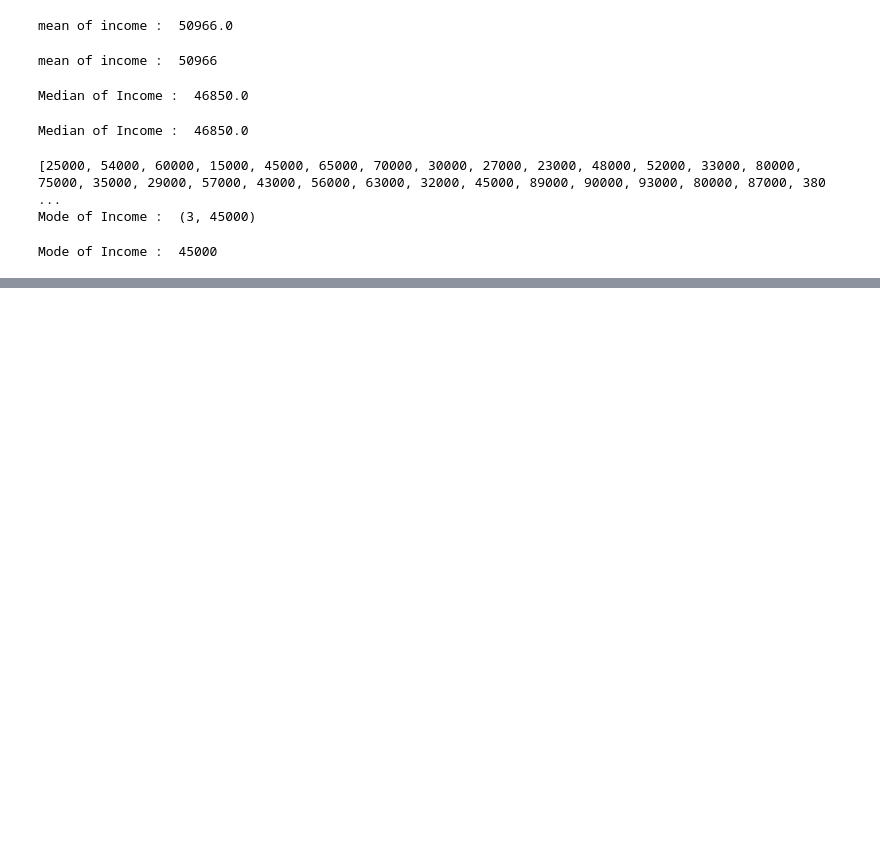
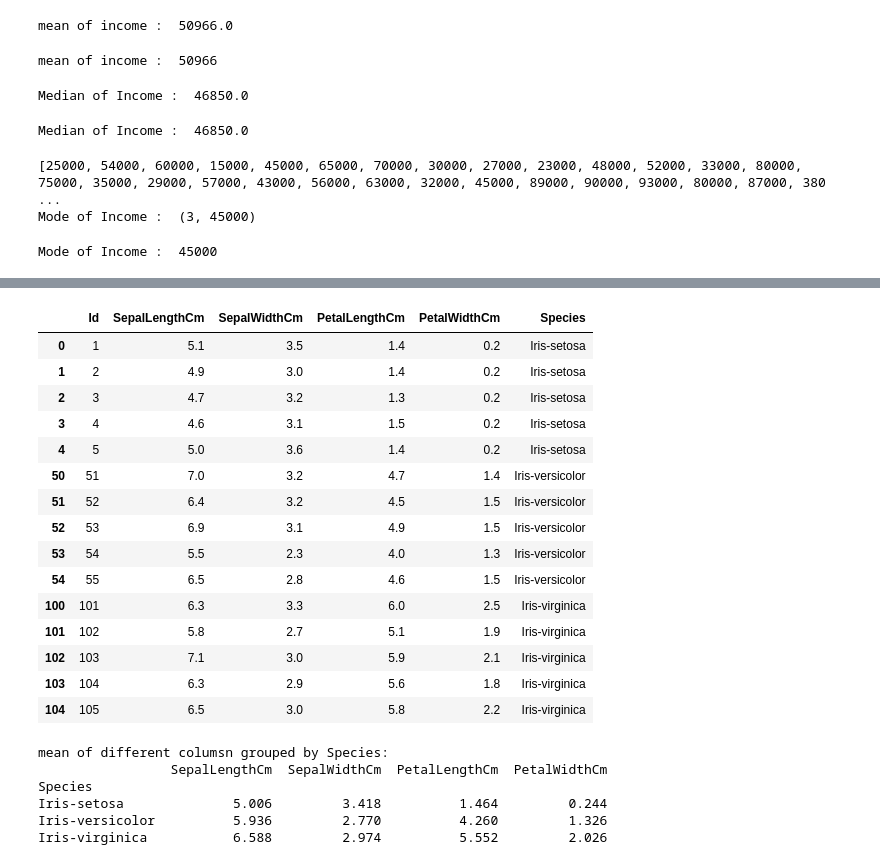
Before and after one commit to IORD1/DSBDA-practicals, a Jupyter notebook: D - 3rd - Computaional statistics/asg3 - statitics.ipynb, the cells around one changed output, grey strips where cells are left out. Drawn from its saved outputs; the diff is of its cells as text; code cells hidden in the pictures; blank space fills up the shorter version.

```diff
--- a/D - 3rd - Computaional statistics/asg3 - statitics.ipynb
+++ b/D - 3rd - Computaional statistics/asg3 - statitics.ipynb
@@ -75,0 +181,4 @@ Mode of Income :  45000
+# %%
+dfgrouped = df.groupby('Species',axis=0)
+# Grouping by species and storing in a new Dataframe
+dfgrouped.describe()
@@ -75,0 +193,33 @@ Mode of Income :  45000
+# %%
+dfgrouped.head()
+# %% [output]
+|  | Id | SepalLengthCm | SepalWidthCm | PetalLengthCm | PetalWidthCm | Species |
+| 0 | 1 | 5.1 | 3.5 | 1.4 | 0.2 | Iris-setosa |
+| 1 | 2 | 4.9 | 3.0 | 1.4 | 0.2 | Iris-setosa |
+| 2 | 3 | 4.7 | 3.2 | 1.3 | 0.2 | Iris-setosa |
+| 3 | 4 | 4.6 | 3.1 | 1.5 | 0.2 | Iris-setosa |
+| 4 | 5 | 5.0 | 3.6 | 1.4 | 0.2 | Iris-setosa |
+| 50 | 51 | 7.0 | 3.2 | 4.7 | 1.4 | Iris-versicolor |
+| 51 | 52 | 6.4 | 3.2 | 4.5 | 1.5 | Iris-versicolor |
+| 52 | 53 | 6.9 | 3.1 | 4.9 | 1.5 | Iris-versicolor |
+| 53 | 54 | 5.5 | 2.3 | 4.0 | 1.3 | Iris-versicolor |
+| 54 | 55 | 6.5 | 2.8 | 4.6 | 1.5 | Iris-versicolor |
+| 100 | 101 | 6.3 | 3.3 | 6.0 | 2.5 | Iris-virginica |
+| 101 | 102 | 5.8 | 2.7 | 5.1 | 1.9 | Iris-virginica |
+| 102 | 103 | 7.1 | 3.0 | 5.9 | 2.1 | Iris-virginica |
+| 103 | 104 | 6.3 | 2.9 | 5.6 | 1.8 | Iris-virginica |
+| 104 | 105 | 6.5 | 3.0 | 5.8 | 2.2 | Iris-virginica |
+# %%
+# Mean using package
+
+mean_sepallength = df.groupby(['Species'])['SepalLengthCm','SepalWidthCm','PetalLengthCm','PetalWidthCm'].mean()
+
+print("mean of different columsn grouped by Species:");
+print(mean_sepallength)
+# %% [output]
+mean of different columsn grouped by Species:
+                 SepalLengthCm  SepalWidthCm  PetalLengthCm  PetalWidthCm
+Species
+Iris-setosa              5.006         3.418          1.464         0.244
+Iris-versicolor          5.936         2.770          4.260         1.326
+Iris-virginica           6.588         2.974          5.552         2.026
```
Also changed, not shown: parts of 39 cells of this notebook, 1 other file.
